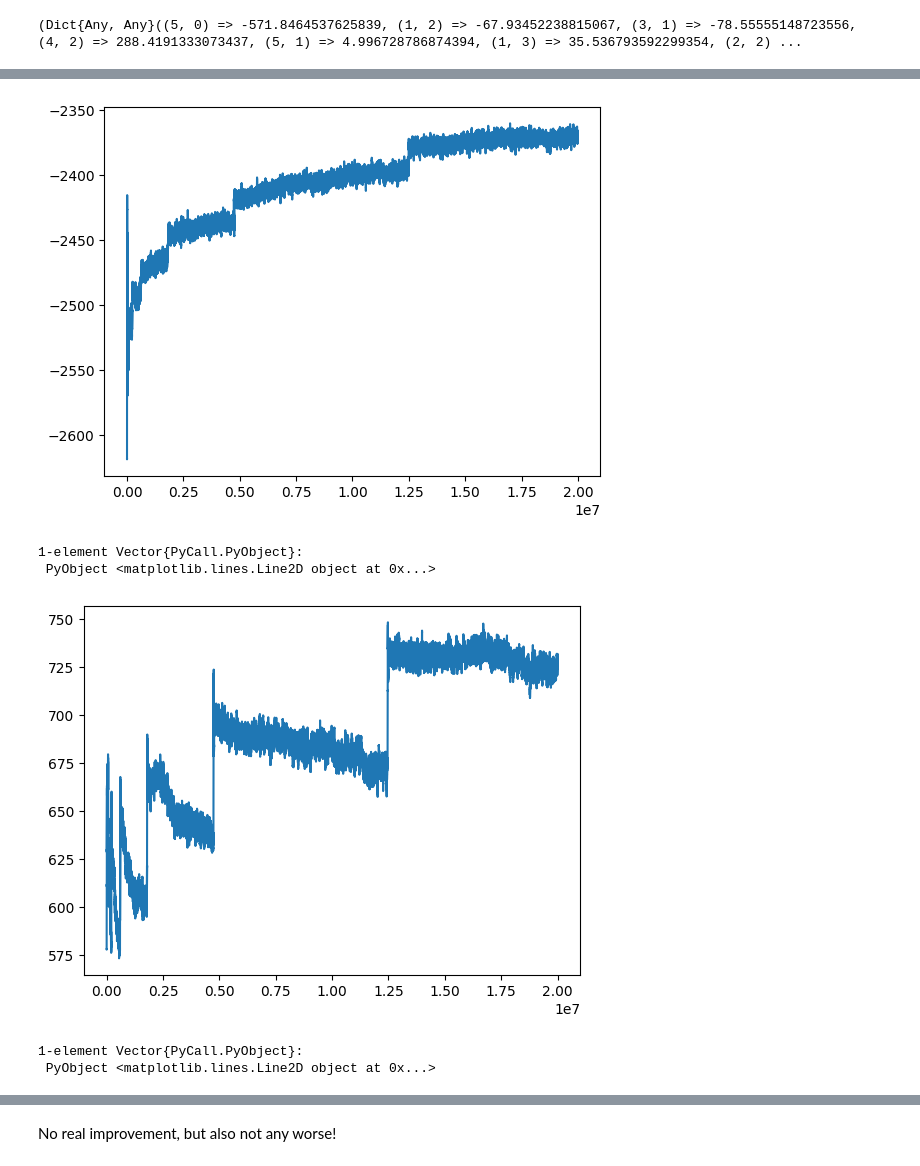
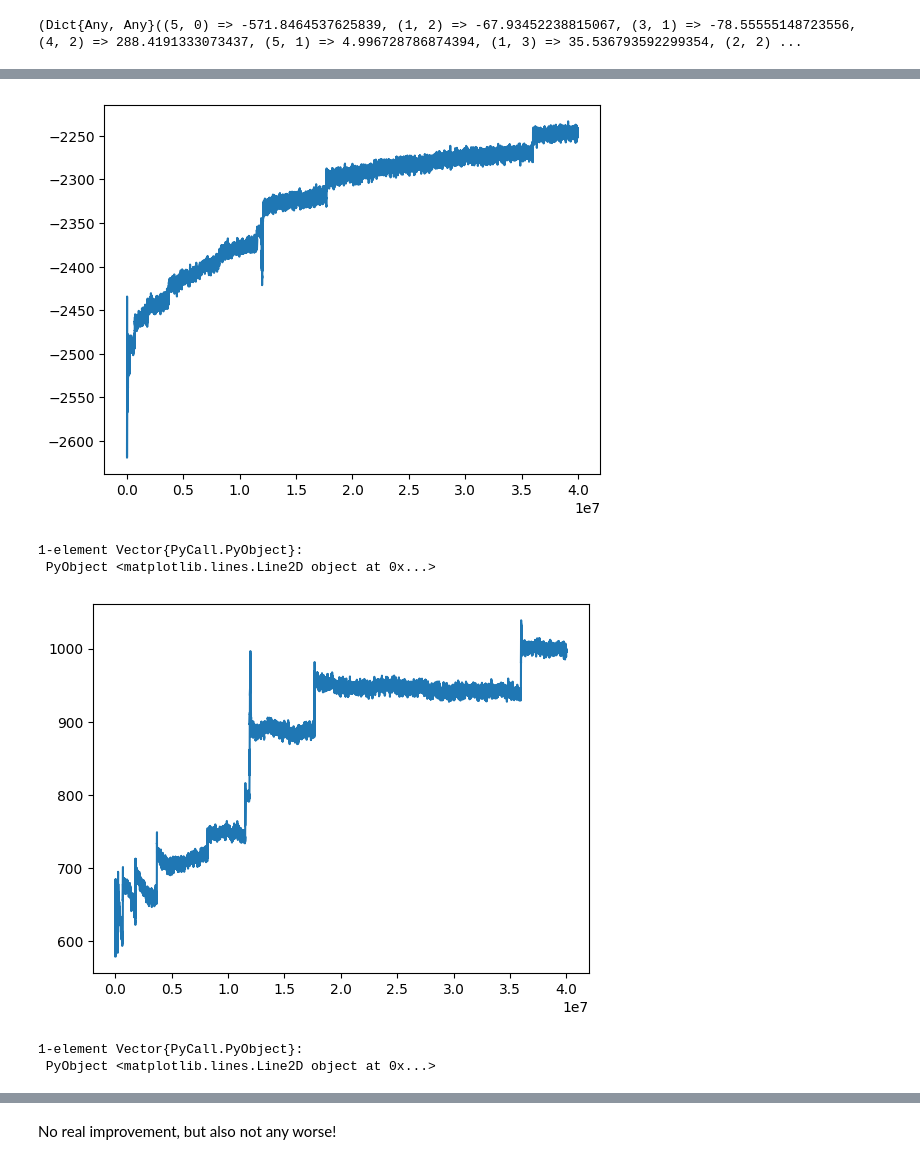
Before and after one commit to fairleyl/PhD-Code, a Jupyter notebook: Problem-Suite-Experiments.ipynb, the cells around one changed output, grey strips where cells are left out. Saved outputs shown, nothing was run; the diff lists cells and outputs as text; code cells hidden in the pictures.

```diff
--- a/Problem-Suite-Experiments.ipynb
+++ b/Problem-Suite-Experiments.ipynb
@@ -6001,2 +5996,4 @@ resultVI2[3]
 # %%
 f = serialize("resultVI2.dat", resultVI2)
+# %%
+resultVI2 = deserialize("resultVI2.dat")
@@ -6014,13 +6013,14 @@ PyPlot.plot(start:finish,resultVI2[4][start:finish])
 1-element Vector{PyCall.PyObject}:
  PyObject <matplotlib.lines.Line2D object at 0x...>
 # %%
-massive
+nMax = Int64(4e7)
+vs0Hist = resultVI2[5]
 start = floor(Int64, nMax/10)
 finish = nMax - 1
 start = 2
 PyPlot.plot(vs0Hist[start:finish])
 # %% [output]
-[figure, old version]
+[figure, new version]
 1-element Vector{PyCall.PyObject}:
  PyObject <matplotlib.lines.Line2D object at 0x...>
 # %%
@@ -6030,7 +6030,7 @@ finish = nMax - 1
 start = 2
 PyPlot.plot(vs3Hist[start:finish])
 # %% [output]
-[figure, old version]
+[figure, new version]
 1-element Vector{PyCall.PyObject}:
  PyObject <matplotlib.lines.Line2D object at 0x...>
 # %%
```
Also changed, not shown: parts of 20 cells of this notebook.
